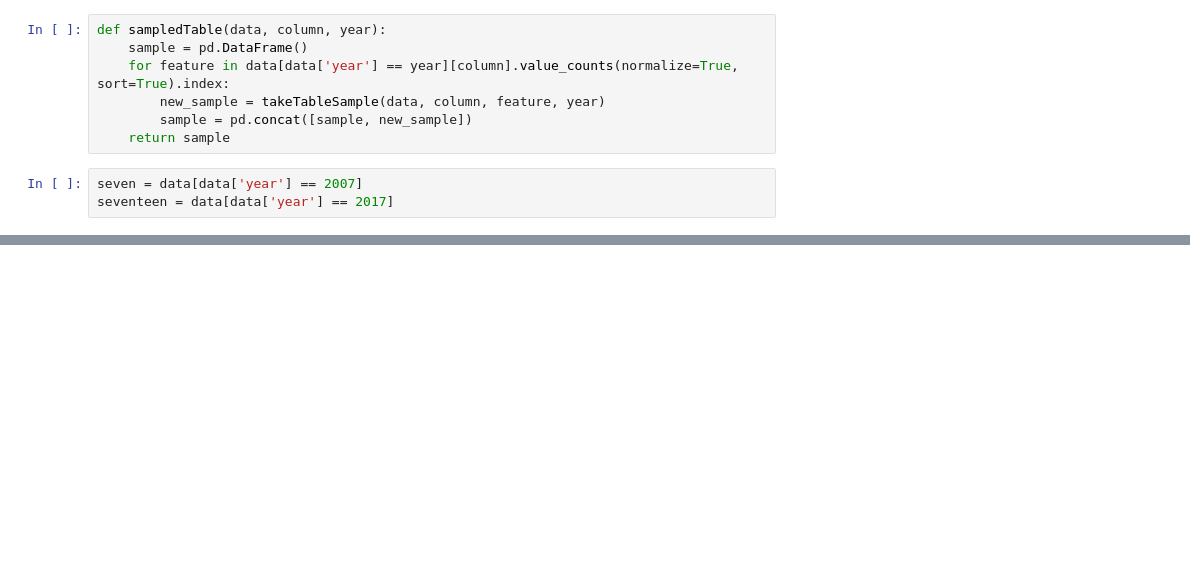
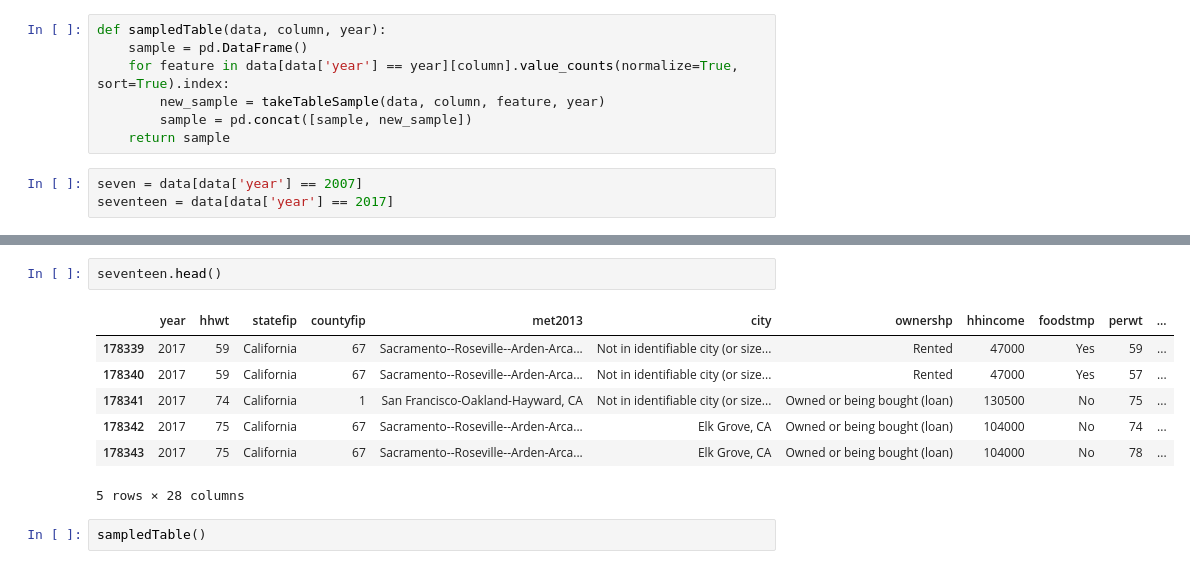
Before and after one commit to ds-modules/CP-113A, a Jupyter notebook: Sampling.ipynb, the cells around one changed output, grey strips where cells are left out. Saved outputs shown, nothing was run; the diff lists cells and outputs as text; blank space fills up the shorter version.

```diff
--- a/Sampling.ipynb
+++ b/Sampling.ipynb
@@ -31,0 +42,12 @@ seventeen = data[data['year'] == 2017]
+# %%
+seventeen.head()
+# %% [output]
+|  | year | hhwt | statefip | countyfip | met2013 | city | ownershp | hhincome | foodstmp | perwt | ... |
+| 178339 | 2017 | 59 | California | 67 | Sacramento--Roseville--Arden-Arca... | Not in identifiable city (or size... | Rented | 47000 | Yes | 59 | ... |
+| 178340 | 2017 | 59 | California | 67 | Sacramento--Roseville--Arden-Arca... | Not in identifiable city (or size... | Rented | 47000 | Yes | 57 | ... |
+| 178341 | 2017 | 74 | California | 1 | San Francisco-Oakland-Hayward, CA | Not in identifiable city (or size... | Owned or being bought (loan) | 130500 | No | 75 | ... |
+| 178342 | 2017 | 75 | California | 67 | Sacramento--Roseville--Arden-Arca... | Elk Grove, CA | Owned or being bought (loan) | 104000 | No | 74 | ... |
+| 178343 | 2017 | 75 | California | 67 | Sacramento--Roseville--Arden-Arca... | Elk Grove, CA | Owned or being bought (loan) | 104000 | No | 78 | ... |
+5 rows × 28 columns
+# %%
+sampledTable()
```
Also changed, not shown: parts of 1 cell of this notebook, 9 other files.
